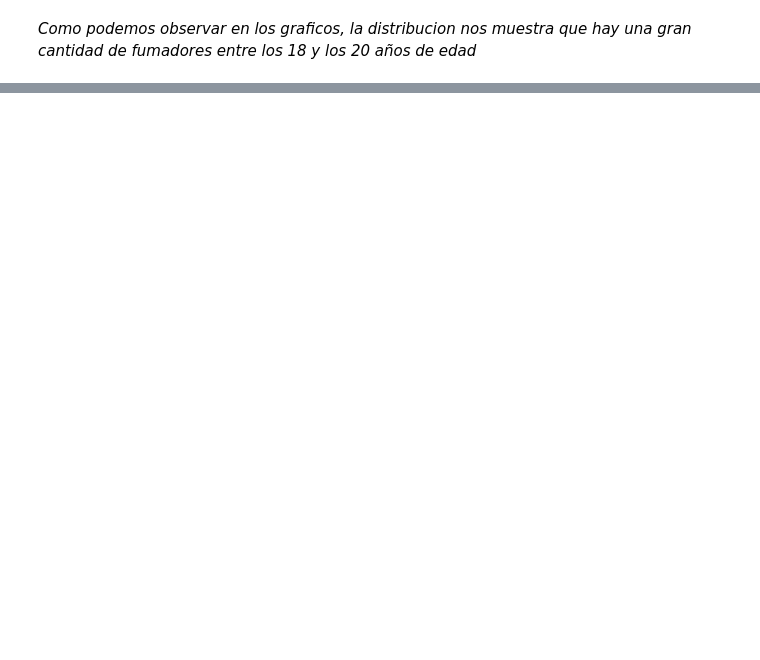
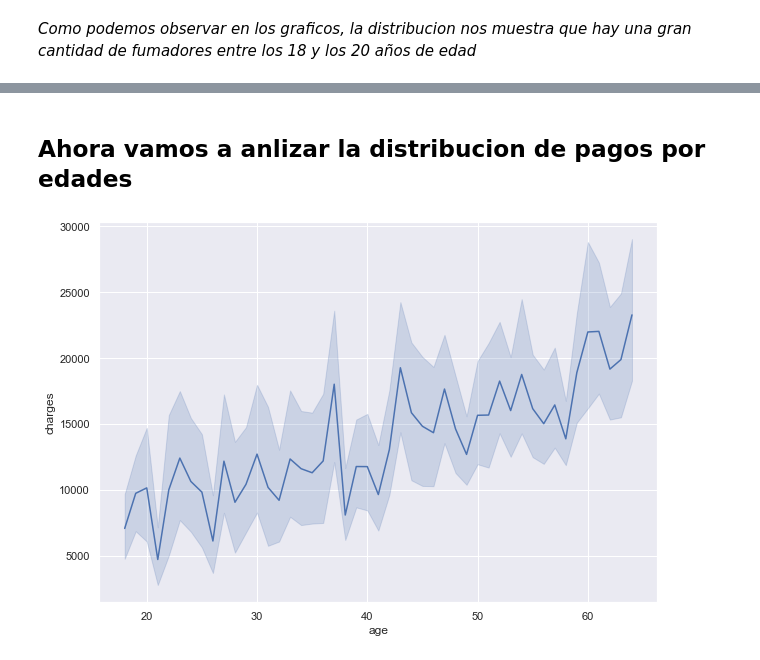
Before and after one commit to sbsreyes/Insurance_Cost_Machine-Learning, a Jupyter notebook: Insurance cost prediction.ipynb, the cells around one changed output, grey strips where cells are left out. Saved outputs shown, nothing was run; the diff lists cells and outputs as text; code cells hidden in the pictures; blank space fills up the shorter version.

```diff
--- a/Insurance cost prediction.ipynb
+++ b/Insurance cost prediction.ipynb
@@ -140,0 +146,6 @@ Text(0.5, 1.0, 'Distribuciond de no fumadores por edad')
+# %% [markdown]
+## Ahora vamos a anlizar la distribucion de pagos por edades
+# %%
+ax = sns.lineplot(x = 'age', y = 'charges', data = df)
+# %% [output]
+[figure, added]
```
Also changed, not shown: parts of 27 cells of this notebook, 1 other file.
